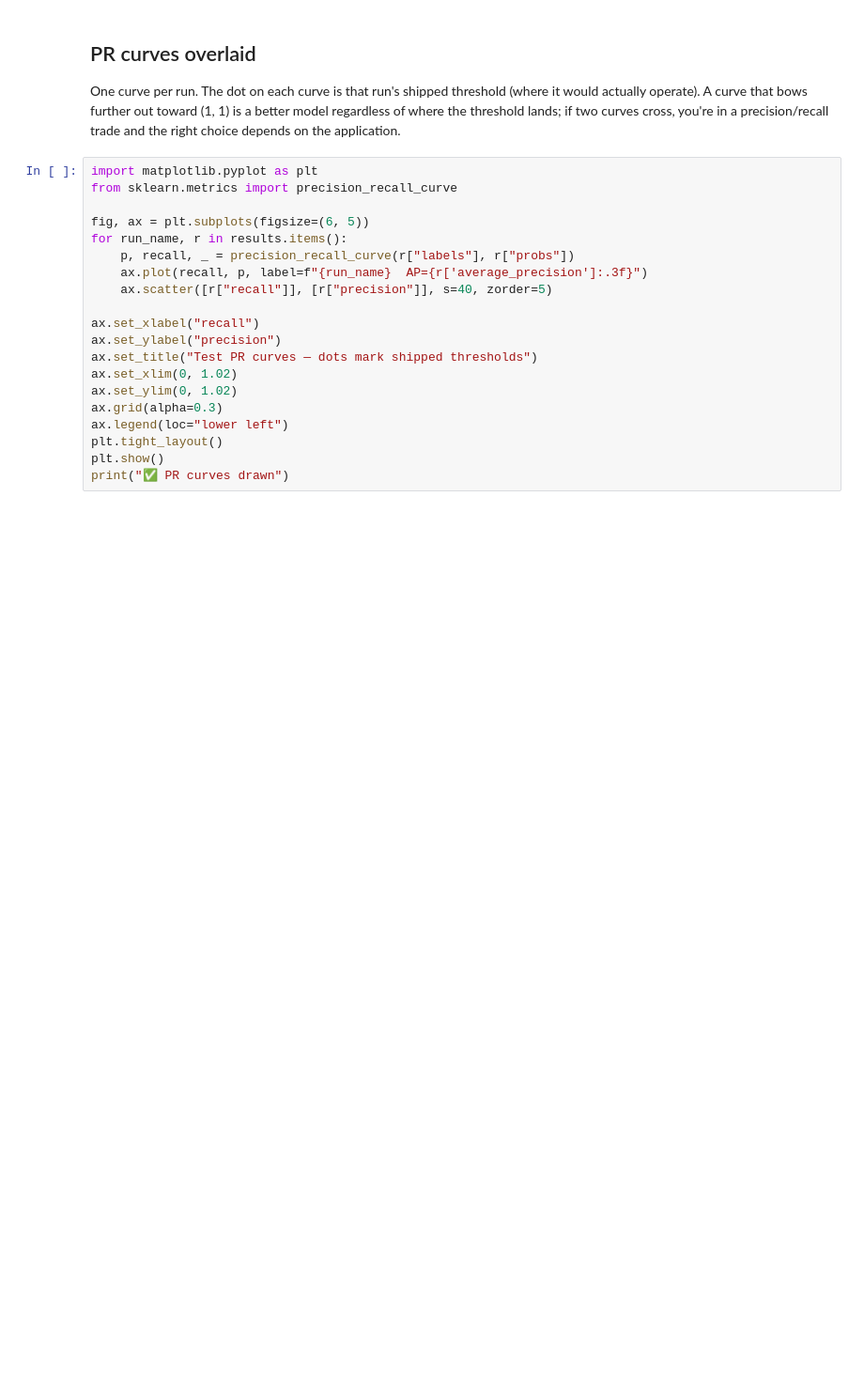
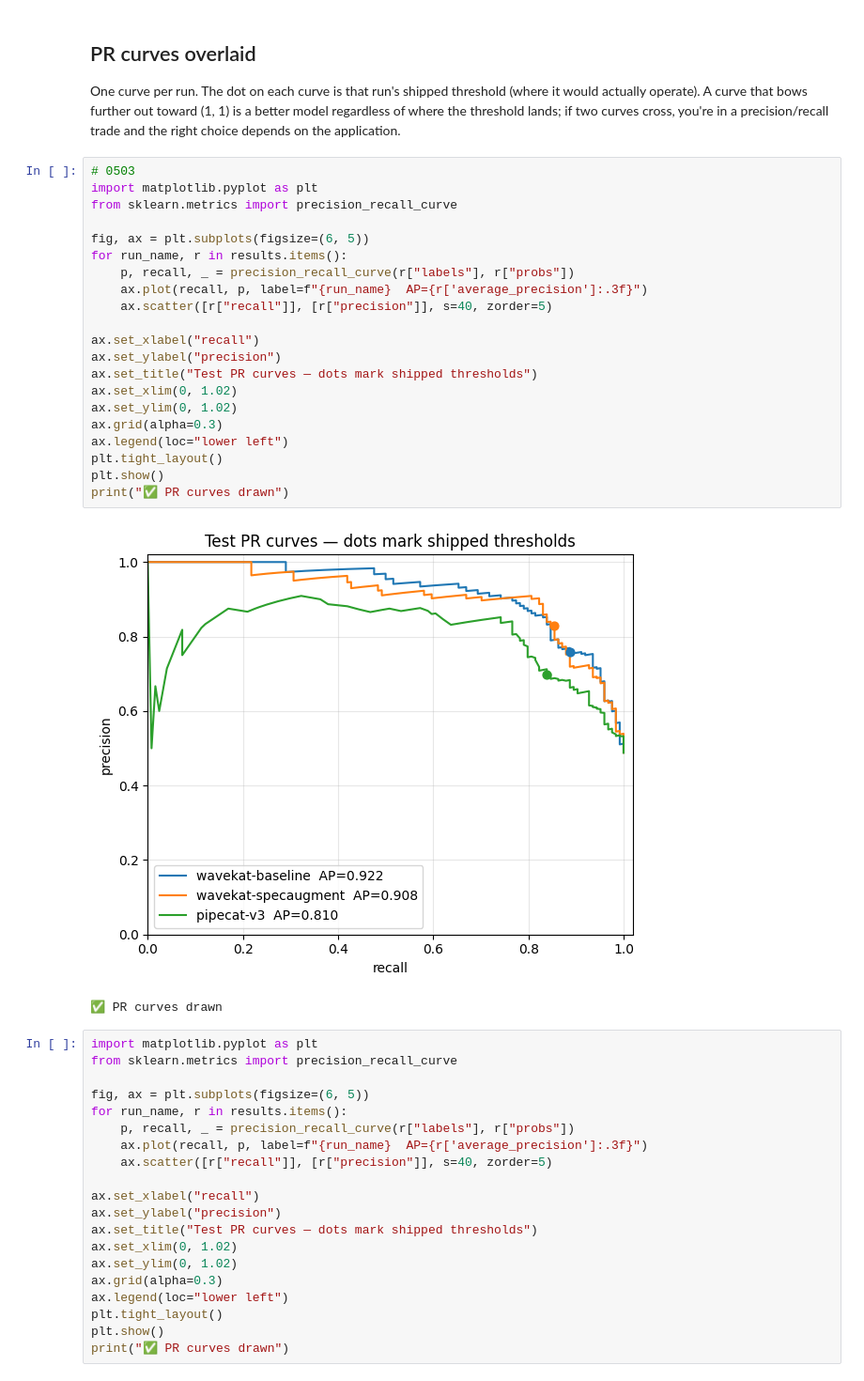
Before and after one commit to wavekat/wavekat-lab, a Jupyter notebook: notebooks/smart-turn/03_compare.ipynb, the cells around one changed output. Shown at 94% size. Drawn from its saved outputs; the diff is of its cells as text; blank space fills up the shorter version.

```diff
--- a/notebooks/smart-turn/03_compare.ipynb
+++ b/notebooks/smart-turn/03_compare.ipynb
@@ -172,6 +167,30 @@ threshold (where it would actually operate). A curve that bows
 further out toward (1, 1) is a better model regardless of where the
 threshold lands; if two curves cross, you're in a precision/recall
 trade and the right choice depends on the application.
+# %%
+# 0503
+import matplotlib.pyplot as plt
+from sklearn.metrics import precision_recall_curve
+
+fig, ax = plt.subplots(figsize=(6, 5))
+for run_name, r in results.items():
+    p, recall, _ = precision_recall_curve(r["labels"], r["probs"])
+    ax.plot(recall, p, label=f"{run_name}  AP={r['average_precision']:.3f}")
+    ax.scatter([r["recall"]], [r["precision"]], s=40, zorder=5)
+
+ax.set_xlabel("recall")
+ax.set_ylabel("precision")
+ax.set_title("Test PR curves — dots mark shipped thresholds")
+ax.set_xlim(0, 1.02)
+ax.set_ylim(0, 1.02)
+ax.grid(alpha=0.3)
+ax.legend(loc="lower left")
+plt.tight_layout()
+plt.show()
+print("✅ PR curves drawn")
+# %% [output]
+[figure, added]
+✅ PR curves drawn
 # %%
 import matplotlib.pyplot as plt
 from sklearn.metrics import precision_recall_curve
```
Also changed, not shown: parts of 3 cells of this notebook, 6 other files.
